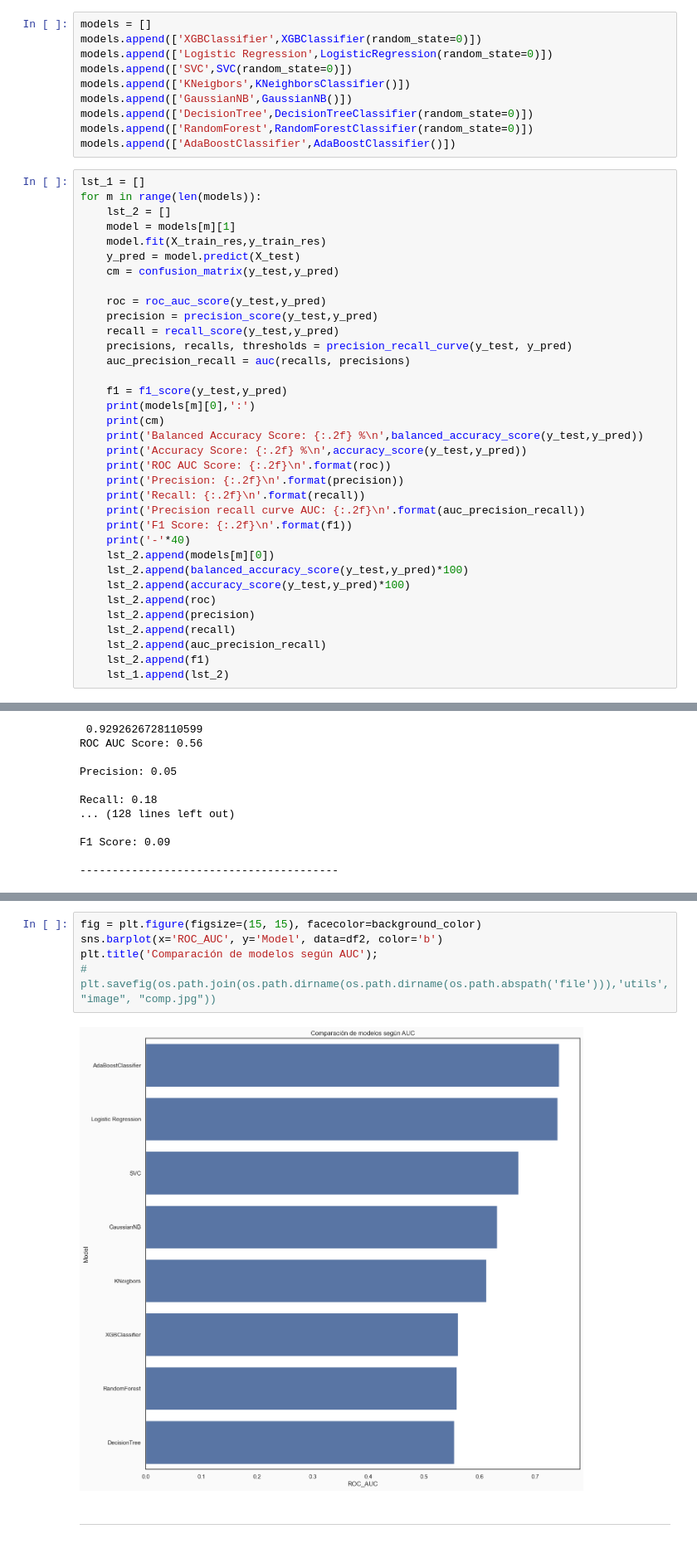
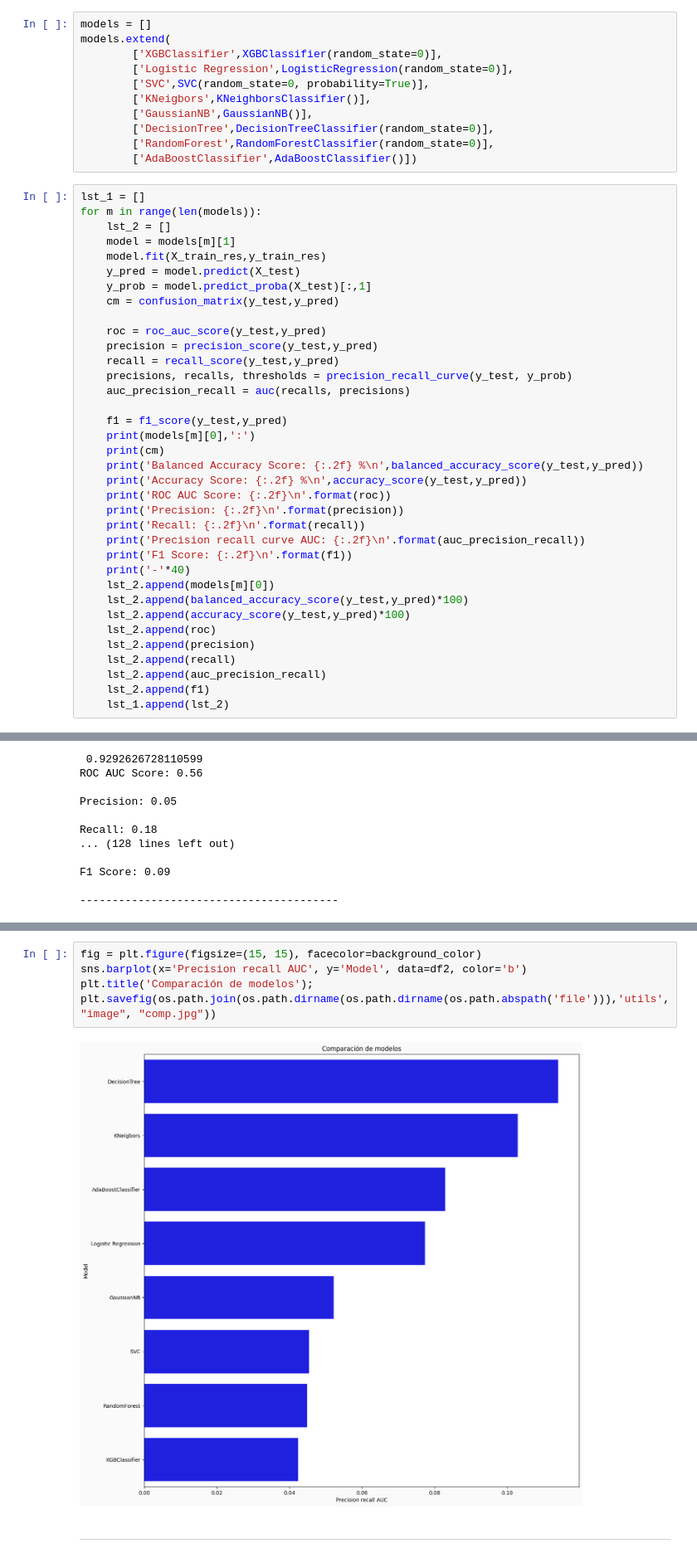
Before and after one commit to antoniocc12/Prediccion-ictus, a Jupyter notebook: notebooks/stroke.ipynb, the cells around one changed output, grey strips where cells are left out. Shown at 83% size. Saved outputs shown, nothing was run; the diff lists cells and outputs as text.

```diff
--- a/notebooks/stroke.ipynb
+++ b/notebooks/stroke.ipynb
@@ -661,14 +659,15 @@ Wrapper
 ### Modelos de clasificación
 # %%
 models = []
-models.append(['XGBClassifier',XGBClassifier(random_state=0)])
-models.append(['Logistic Regression',LogisticRegression(random_state=0)])
-models.append(['SVC',SVC(random_state=0)])
-models.append(['KNeigbors',KNeighborsClassifier()])
-models.append(['GaussianNB',GaussianNB()])
-models.append(['DecisionTree',DecisionTreeClassifier(random_state=0)])
-models.append(['RandomForest',RandomForestClassifier(random_state=0)])
-models.append(['AdaBoostClassifier',AdaBoostClassifier()])
+models.extend(
+        ['XGBClassifier',XGBClassifier(random_state=0)],
+        ['Logistic Regression',LogisticRegression(random_state=0)],
+        ['SVC',SVC(random_state=0, probability=True)],
+        ['KNeigbors',KNeighborsClassifier()],
+        ['GaussianNB',GaussianNB()],
+        ['DecisionTree',DecisionTreeClassifier(random_state=0)],
+        ['RandomForest',RandomForestClassifier(random_state=0)],
+        ['AdaBoostClassifier',AdaBoostClassifier()])
 # %%
 lst_1 = []
 for m in range(len(models)):
@@ -676,12 +675,13 @@ for m in range(len(models)):
     model = models[m][1]
     model.fit(X_train_res,y_train_res)
     y_pred = model.predict(X_test)
+    y_prob = model.predict_proba(X_test)[:,1]
     cm = confusion_matrix(y_test,y_pred)
 
     roc = roc_auc_score(y_test,y_pred)
     precision = precision_score(y_test,y_pred)
     recall = recall_score(y_test,y_pred)
-    precisions, recalls, thresholds = precision_recall_curve(y_test, y_pred)
+    precisions, recalls, thresholds = precision_recall_curve(y_test, y_prob)
     auc_precision_recall = auc(recalls, precisions)
 
     f1 = f1_score(y_test,y_pred)
@@ -741,10 +741,10 @@ df2
 # %%
 fig = plt.figure(figsize=(15, 15), facecolor=background_color)
-sns.barplot(x='ROC_AUC', y='Model', data=df2, color='b')
-plt.title('Comparación de modelos según AUC');
-# plt.savefig(os.path.join(os.path.dirname(os.path.dirname(os.path.abspath('file'))),'utils', "image", "comp.jpg"))
+sns.barplot(x='Precision recall AUC', y='Model', data=df2, color='b')
+plt.title('Comparación de modelos');
+plt.savefig(os.path.join(os.path.dirname(os.path.dirname(os.path.abspath('file'))),'utils', "image", "comp.jpg"))
 # %% [output]
-[figure, old version]
+[figure, new version]
 # %% [markdown]
 -- --
 # %% [markdown]
```
Also changed, not shown: parts of 31 cells of this notebook, 15 other files.
